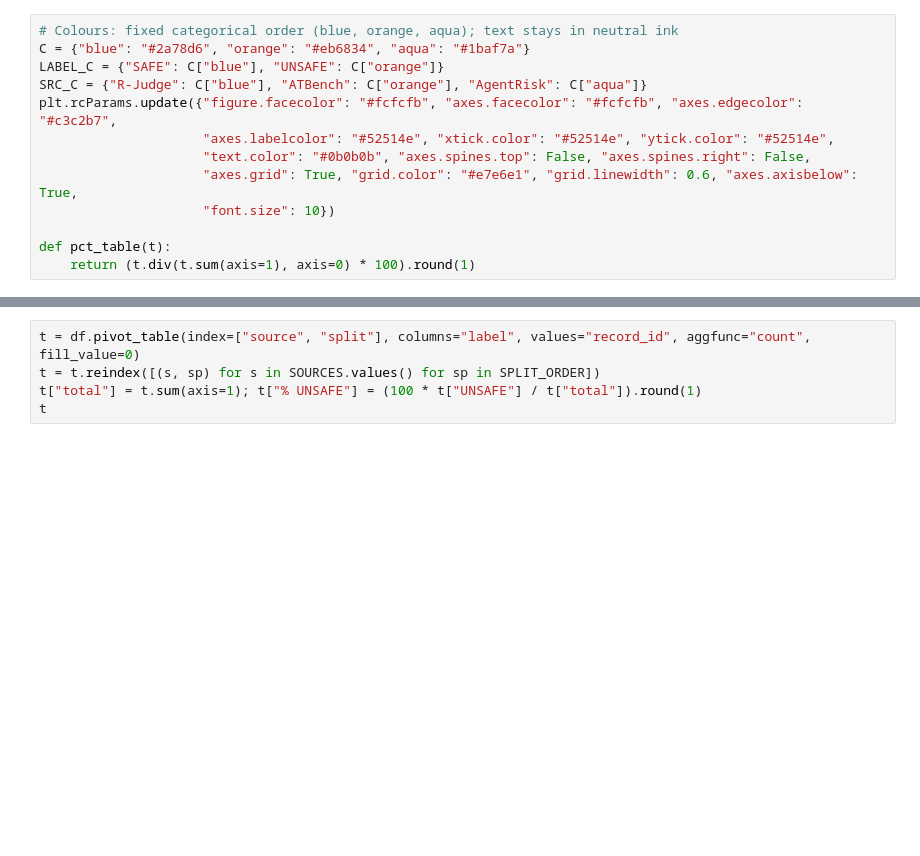
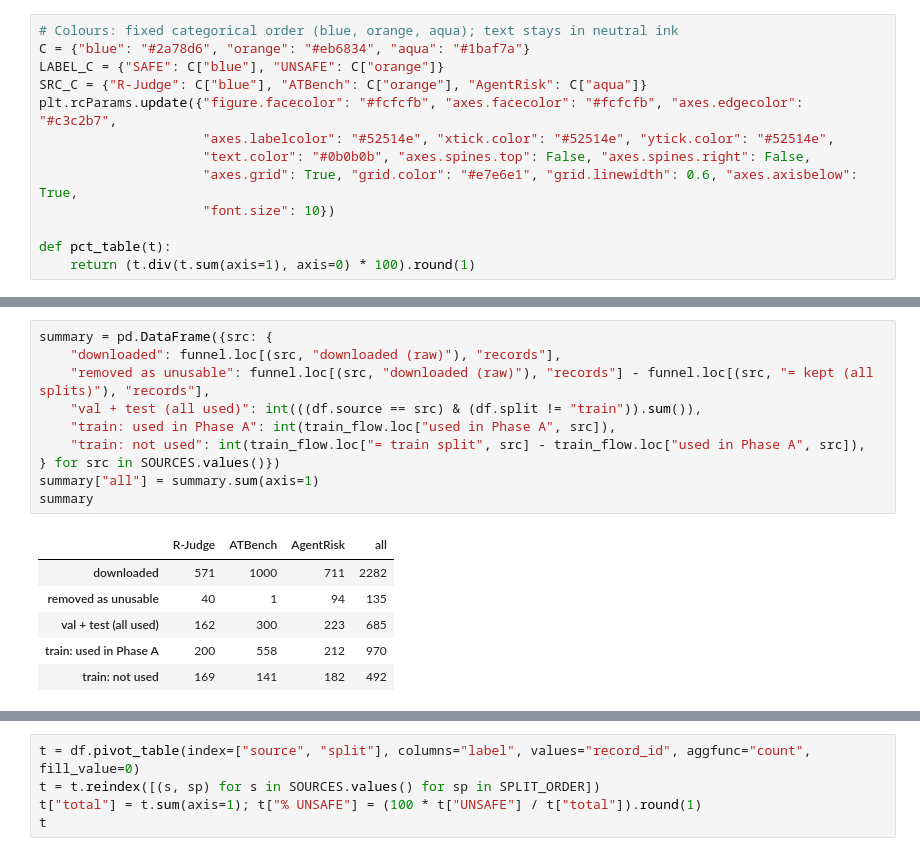
Before and after one commit to iParamModi/agent-risk-monitor, a Jupyter notebook: notebooks/external_eda.ipynb, the cells around one changed output, grey strips where cells are left out. Cells and saved outputs as stored; diff of their text form; blank space fills up the shorter version.

```diff
--- a/notebooks/external_eda.ipynb
+++ b/notebooks/external_eda.ipynb
@@ -112,0 +207,17 @@ def pct_table(t):
+# %%
+summary = pd.DataFrame({src: {
+    "downloaded": funnel.loc[(src, "downloaded (raw)"), "records"],
+    "removed as unusable": funnel.loc[(src, "downloaded (raw)"), "records"] - funnel.loc[(src, "= kept (all splits)"), "records"],
+    "val + test (all used)": int(((df.source == src) & (df.split != "train")).sum()),
+    "train: used in Phase A": int(train_flow.loc["used in Phase A", src]),
+    "train: not used": int(train_flow.loc["= train split", src] - train_flow.loc["used in Phase A", src]),
+} for src in SOURCES.values()})
+summary["all"] = summary.sum(axis=1)
+summary
+# %% [output]
+|  | R-Judge | ATBench | AgentRisk | all |
+| downloaded | 571 | 1000 | 711 | 2282 |
+| removed as unusable | 40 | 1 | 94 | 135 |
+| val + test (all used) | 162 | 300 | 223 | 685 |
+| train: used in Phase A | 200 | 558 | 212 | 970 |
+| train: not used | 169 | 141 | 182 | 492 |
```
Also changed, not shown: parts of 14 cells of this notebook, 1 other file.
